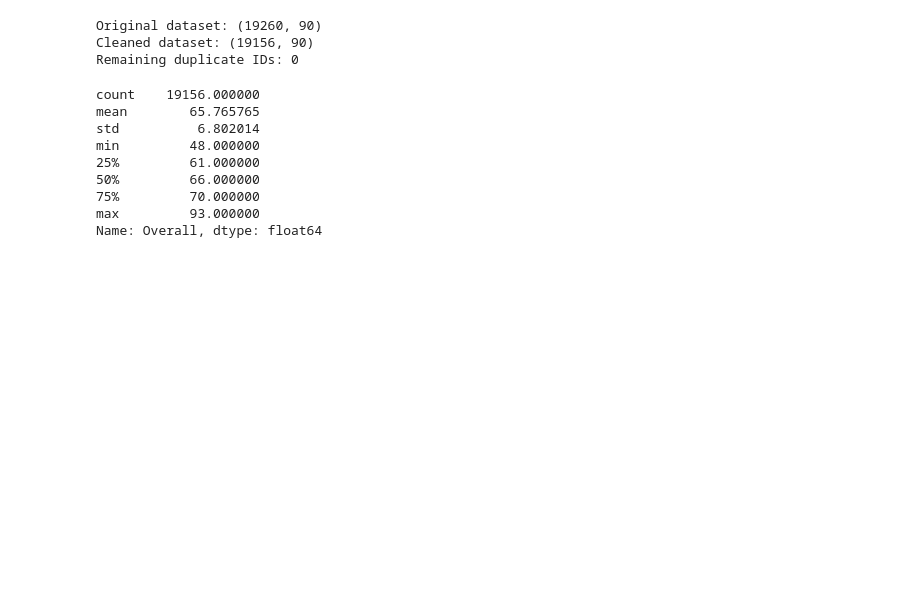
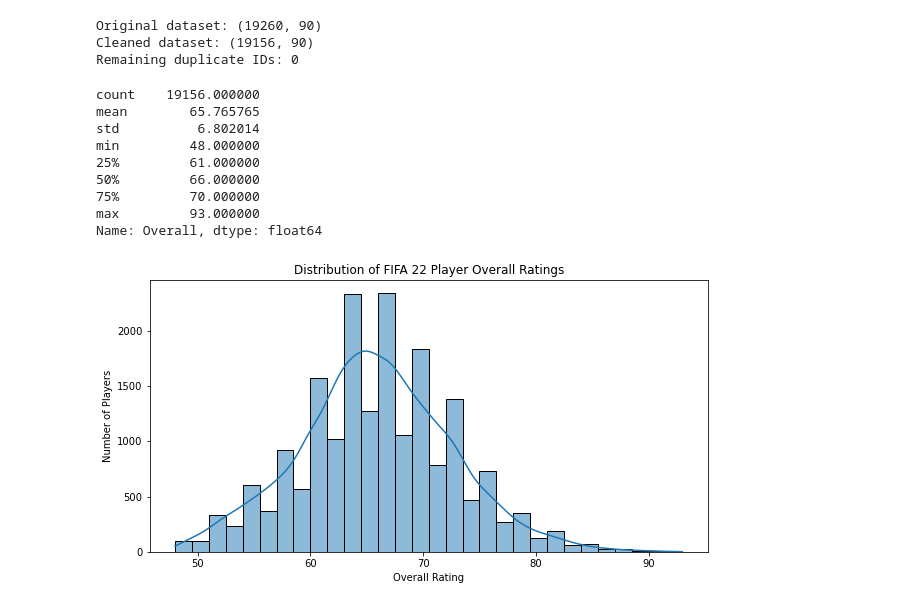
Before and after one commit to SujanMaga/fifa22-player-rating-prediction, a Jupyter notebook: fifa22-player-rating-prediction.ipynb, the cells around one changed output. Saved outputs shown, nothing was run; the diff lists cells and outputs as text; code cells hidden in the pictures; blank space fills up the shorter version.

```diff
--- a/fifa22-player-rating-prediction.ipynb
+++ b/fifa22-player-rating-prediction.ipynb
@@ -141,3 +141,21 @@ min         48.000000
 75%         70.000000
 max         93.000000
 Name: Overall, dtype: float64
+# %%
+# Visualizing the distribution of player ratings
+plt.figure(figsize=(10, 5))
+
+sns.histplot(
+    data=play_clean,
+    x="Overall",
+    bins=30,
+    kde=True
+)
+
+plt.title("Distribution of FIFA 22 Player Overall Ratings")
+plt.xlabel("Overall Rating")
+plt.ylabel("Number of Players")
+
+plt.show()
+# %% [output]
+[figure, added]
```
Also changed, not shown: parts of 10 cells of this notebook.
